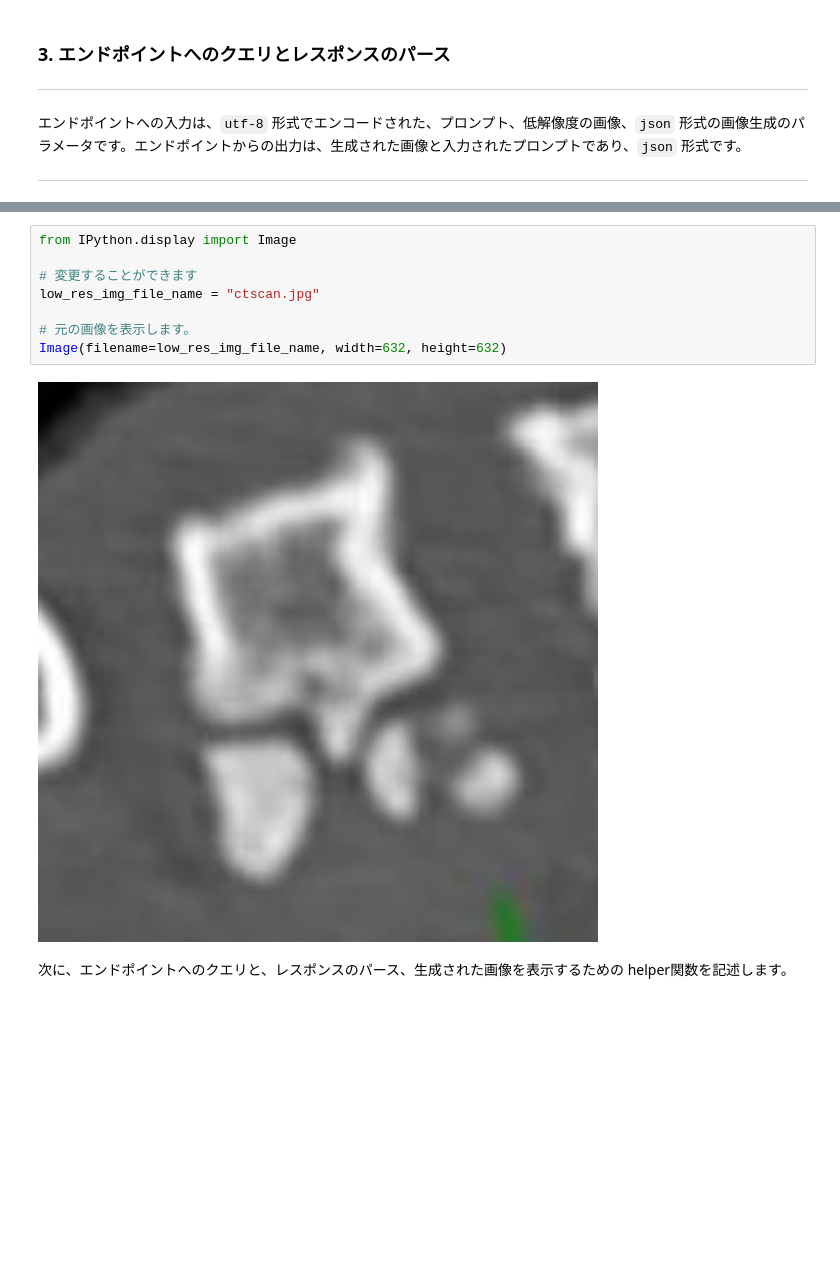
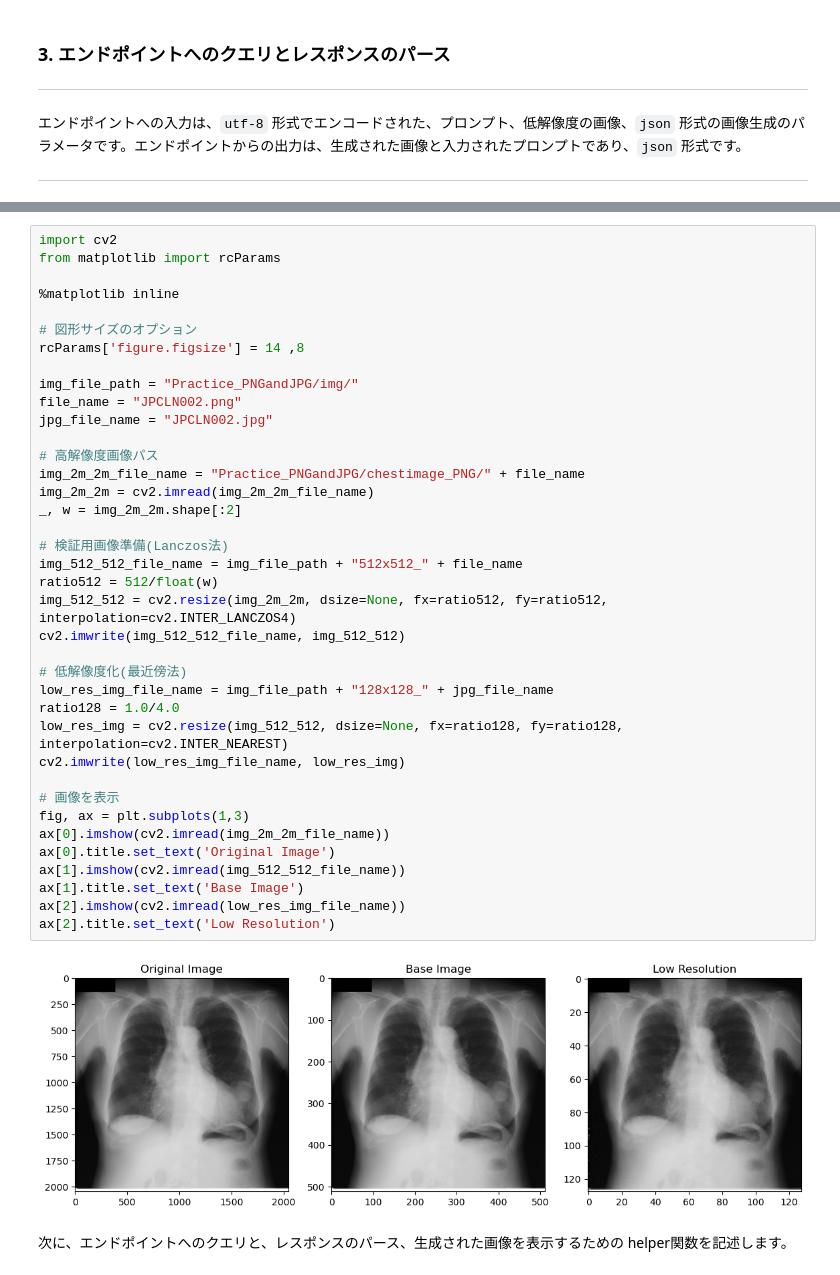
Before and after one commit to yosse95ai/amazon-sagemaker-immersion-day-for-research, a Jupyter notebook: 10. Generative_AI/3. CTScan_Upscaler/medical_upscaling_ja.ipynb, the cells around one changed output, grey strips where cells are left out. Saved outputs shown, nothing was run; the diff lists cells and outputs as text; blank space fills up the shorter version.

```diff
--- a/10. Generative_AI/3. CTScan_Upscaler/medical_upscaling_ja.ipynb
+++ b/10. Generative_AI/3. CTScan_Upscaler/medical_upscaling_ja.ipynb
@@ -126,13 +162,43 @@ Using model 'model-upscaling-stabilityai-stable-diffusion-x4-upscaler-fp16' with
 # %%
-from IPython.display import Image
+import cv2
+from matplotlib import rcParams
 
-# 変更することができます
-low_res_img_file_name = "ctscan.jpg"
+%matplotlib inline
 
-# 元の画像を表示します。
-Image(filename=low_res_img_file_name, width=632, height=632)
+# 図形サイズのオプション
+rcParams['figure.figsize'] = 14 ,8
+
+img_file_path = "Practice_PNGandJPG/img/"
+file_name = "JPCLN002.png"
+jpg_file_name = "JPCLN002.jpg"
+
+# 高解像度画像パス
+img_2m_2m_file_name = "Practice_PNGandJPG/chestimage_PNG/" + file_name
+img_2m_2m = cv2.imread(img_2m_2m_file_name)
+_, w = img_2m_2m.shape[:2]
+
+# 検証用画像準備(Lanczos法)
+img_512_512_file_name = img_file_path + "512x512_" + file_name
+ratio512 = 512/float(w)
+img_512_512 = cv2.resize(img_2m_2m, dsize=None, fx=ratio512, fy=ratio512, interpolation=cv2.INTER_LANCZOS4)
+cv2.imwrite(img_512_512_file_name, img_512_512)
+
+# 低解像度化(最近傍法)
+low_res_img_file_name = img_file_path + "128x128_" + jpg_file_name
+ratio128 = 1.0/4.0
+low_res_img = cv2.resize(img_512_512, dsize=None, fx=ratio128, fy=ratio128, interpolation=cv2.INTER_NEAREST)
+cv2.imwrite(low_res_img_file_name, low_res_img)
+
+# 画像を表示
+fig, ax = plt.subplots(1,3)
+ax[0].imshow(cv2.imread(img_2m_2m_file_name))
+ax[0].title.set_text('Original Image')
+ax[1].imshow(cv2.imread(img_512_512_file_name))
+ax[1].title.set_text('Base Image')
+ax[2].imshow(cv2.imread(low_res_img_file_name))
+ax[2].title.set_text('Low Resolution')
 # %% [output]
-[figure, old version]
+[figure, new version]
 # %% [markdown]
 次に、エンドポイントへのクエリと、レスポンスのパース、生成された画像を表示するための helper関数を記述します。
 # %%
```
Also changed, not shown: parts of 14 cells of this notebook, 2 other files.
